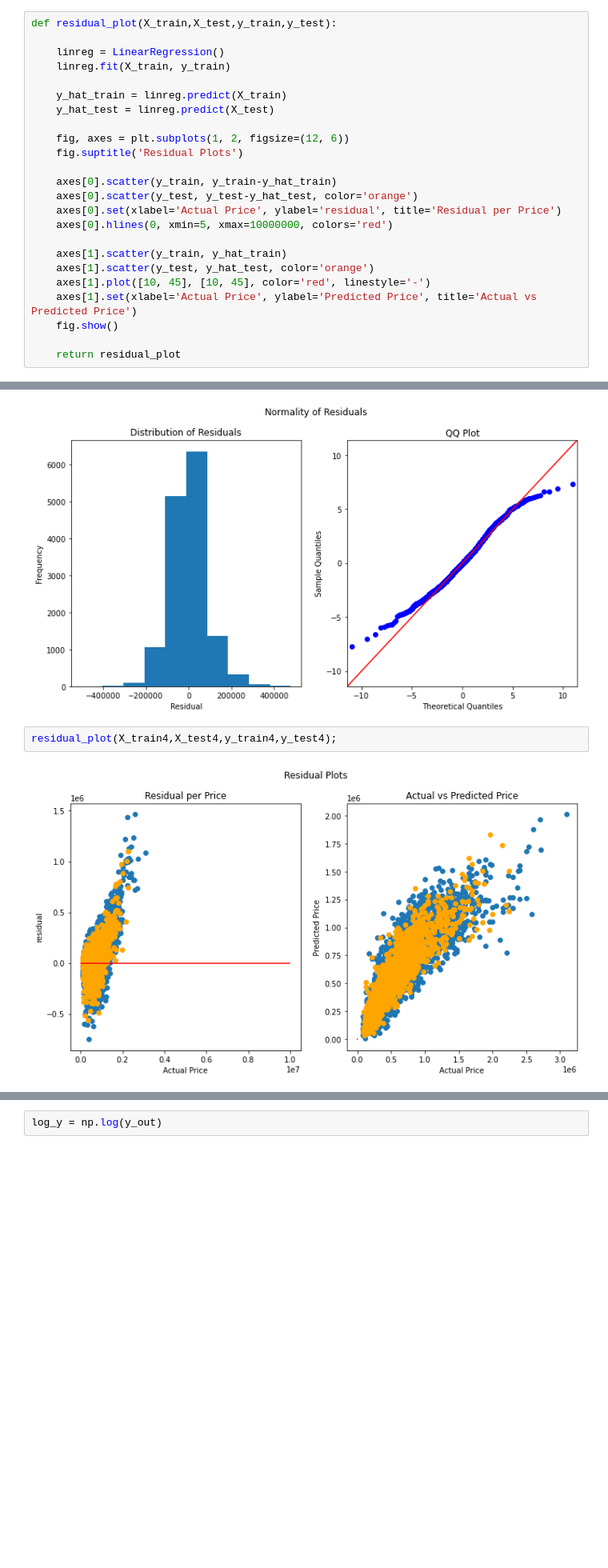
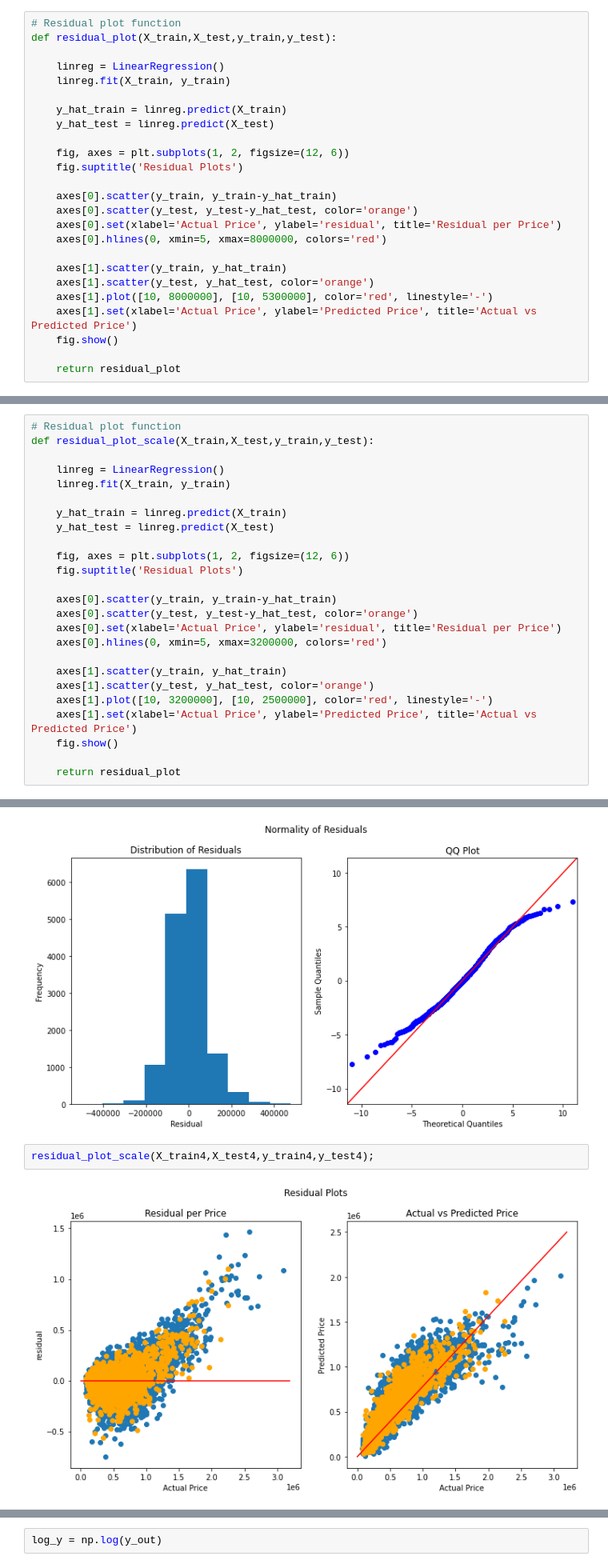
Before and after one commit to meljoy1099/re-analysis-p2, a Jupyter notebook: student.ipynb, the cells around one changed output, grey strips where cells are left out. Shown at 80% size. Drawn from its saved outputs; the diff is of its cells as text; blank space fills up the shorter version.

```diff
--- a/student.ipynb
+++ b/student.ipynb
@@ -685,4 +697,5 @@ qq_plot(model1);
 # %%
+# Residual plot function
 def residual_plot(X_train,X_test,y_train,y_test):
 
     linreg = LinearRegression()
@@ -697,11 +710,11 @@ def residual_plot(X_train,X_test,y_train,y_test):
     axes[0].scatter(y_train, y_train-y_hat_train)
     axes[0].scatter(y_test, y_test-y_hat_test, color='orange')
     axes[0].set(xlabel='Actual Price', ylabel='residual', title='Residual per Price')
-    axes[0].hlines(0, xmin=5, xmax=10000000, colors='red')
+    axes[0].hlines(0, xmin=5, xmax=8000000, colors='red')
 
     axes[1].scatter(y_train, y_hat_train)
     axes[1].scatter(y_test, y_hat_test, color='orange')
-    axes[1].plot([10, 45], [10, 45], color='red', linestyle='-')
+    axes[1].plot([10, 8000000], [10, 5300000], color='red', linestyle='-')
     axes[1].set(xlabel='Actual Price', ylabel='Predicted Price', title='Actual vs Predicted Price')
     fig.show()
 
@@ -880,4 +905,29 @@ strong multicollinearity problems or that the design matrix is singular.
 qq_plot(model3);
 # %% [output]
 [figure]
+# %%
+# Residual plot function
+def residual_plot_scale(X_train,X_test,y_train,y_test):
+
+    linreg = LinearRegression()
+    linreg.fit(X_train, y_train)
+
+    y_hat_train = linreg.predict(X_train)
+    y_hat_test = linreg.predict(X_test)
+
+    fig, axes = plt.subplots(1, 2, figsize=(12, 6))
+    fig.suptitle('Residual Plots')
+
+    axes[0].scatter(y_train, y_train-y_hat_train)
+    axes[0].scatter(y_test, y_test-y_hat_test, color='orange')
+    axes[0].set(xlabel='Actual Price', ylabel='residual', title='Residual per Price')
+    axes[0].hlines(0, xmin=5, xmax=3200000, colors='red')
+
+    axes[1].scatter(y_train, y_hat_train)
+    axes[1].scatter(y_test, y_hat_test, color='orange')
+    axes[1].plot([10, 3200000], [10, 2500000], color='red', linestyle='-')
+    axes[1].set(xlabel='Actual Price', ylabel='Predicted Price', title='Actual vs Predicted Price')
+    fig.show()
+
+    return residual_plot
 # %%
@@ -941,6 +1001,6 @@ qq_plot(model4);
 # %% [output]
 [figure]
 # %%
-residual_plot(X_train4,X_test4,y_train4,y_test4);
+residual_plot_scale(X_train4,X_test4,y_train4,y_test4);
 # %% [output]
-[figure, old version]
+[figure, new version]
```
Also changed, not shown: parts of 60 cells of this notebook, 1 other file.
